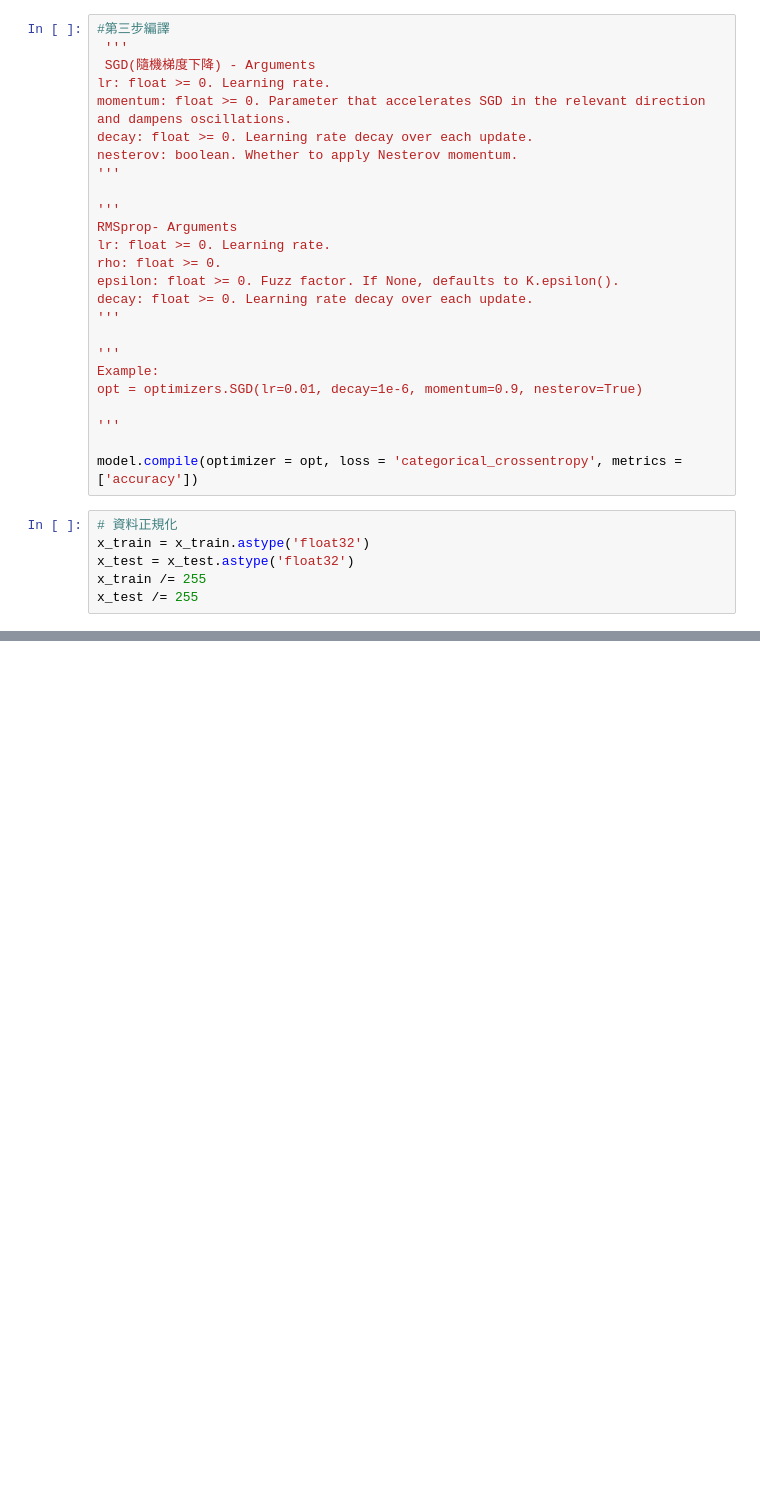
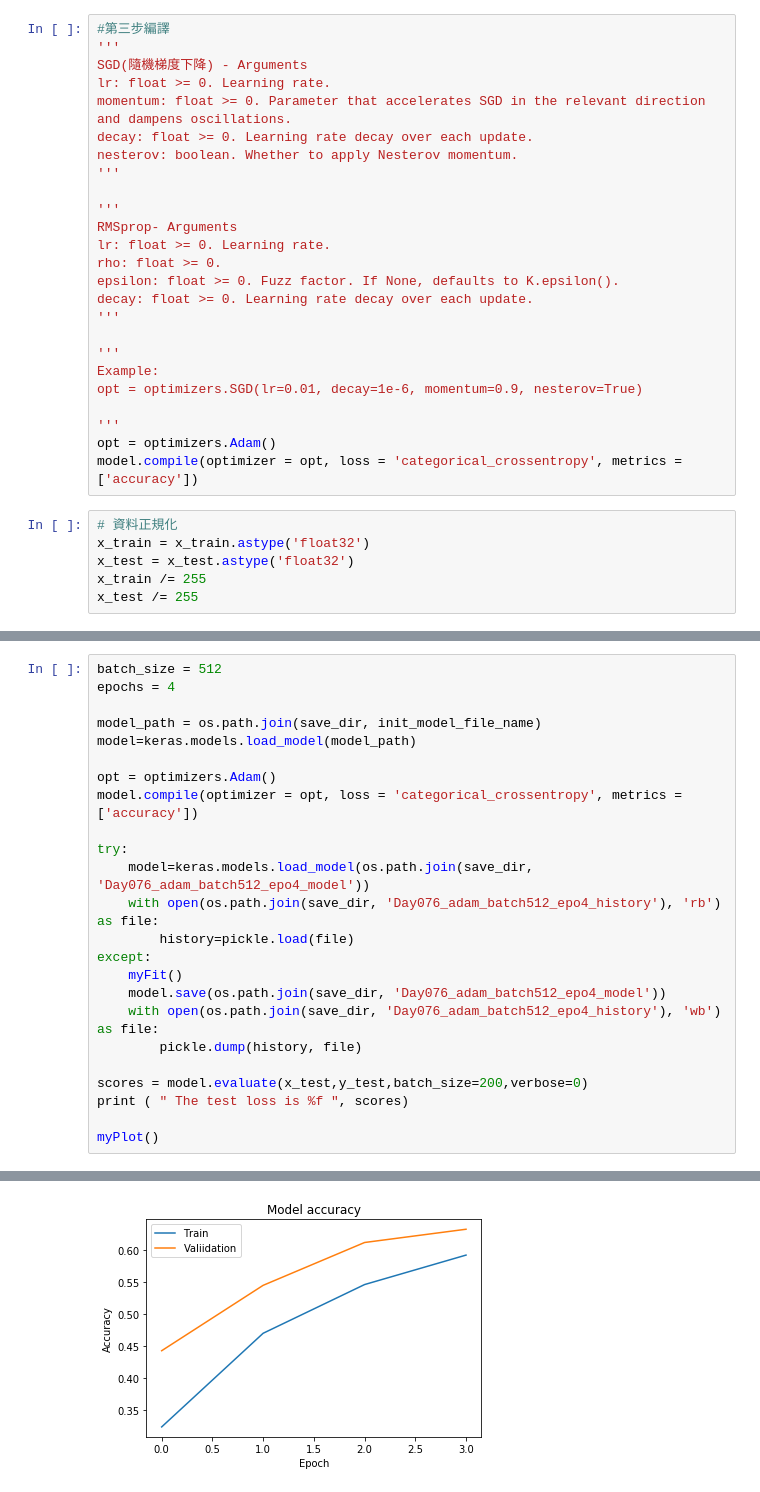
Before and after one commit to linghung/3rd-ML100Days, a Jupyter notebook: homework/Day_076_optimizer_HW.ipynb, the cells around one changed output, grey strips where cells are left out. Cells and saved outputs as stored; diff of their text form; blank space fills up the shorter version.

```diff
--- a/homework/Day_076_optimizer_HW.ipynb
+++ b/homework/Day_076_optimizer_HW.ipynb
@@ -119,8 +119,8 @@ Non-trainable params: 0
 _________________________________________________________________
 # %%
 #第三步編譯
- '''
- SGD(隨機梯度下降) - Arguments
+'''
+SGD(隨機梯度下降) - Arguments
 lr: float >= 0. Learning rate.
 momentum: float >= 0. Parameter that accelerates SGD in the relevant direction and dampens oscillations.
 decay: float >= 0. Learning rate decay over each update.
@@ -140,7 +140,7 @@ Example:
 opt = optimizers.SGD(lr=0.01, decay=1e-6, momentum=0.9, nesterov=True)
 
 '''
-
+opt = optimizers.Adam()
 model.compile(optimizer = opt, loss = 'categorical_crossentropy', metrics = ['accuracy'])
 # %%
 # 資料正規化
@@ -293,0 +299,25 @@ plt.show()
+# %%
+batch_size = 512
+epochs = 4
+
+model_path = os.path.join(save_dir, init_model_file_name)
+model=keras.models.load_model(model_path)
+
+opt = optimizers.Adam()
+model.compile(optimizer = opt, loss = 'categorical_crossentropy', metrics = ['accuracy'])
+
+try:
+    model=keras.models.load_model(os.path.join(save_dir, 'Day076_adam_batch512_epo4_model'))
+    with open(os.path.join(save_dir, 'Day076_adam_batch512_epo4_history'), 'rb') as file:
+        history=pickle.load(file)
+except:
+    myFit()
+    model.save(os.path.join(save_dir, 'Day076_adam_batch512_epo4_model'))
+    with open(os.path.join(save_dir, 'Day076_adam_batch512_epo4_history'), 'wb') as file:
+        pickle.dump(history, file)
+
+scores = model.evaluate(x_test,y_test,batch_size=200,verbose=0)
+print ( " The test loss is %f ", scores)
+
+myPlot()
+# %% [output]
@@ -293,0 +336 @@ plt.show()
+[figure, added]
```
Also changed, not shown: parts of 19 cells of this notebook.
